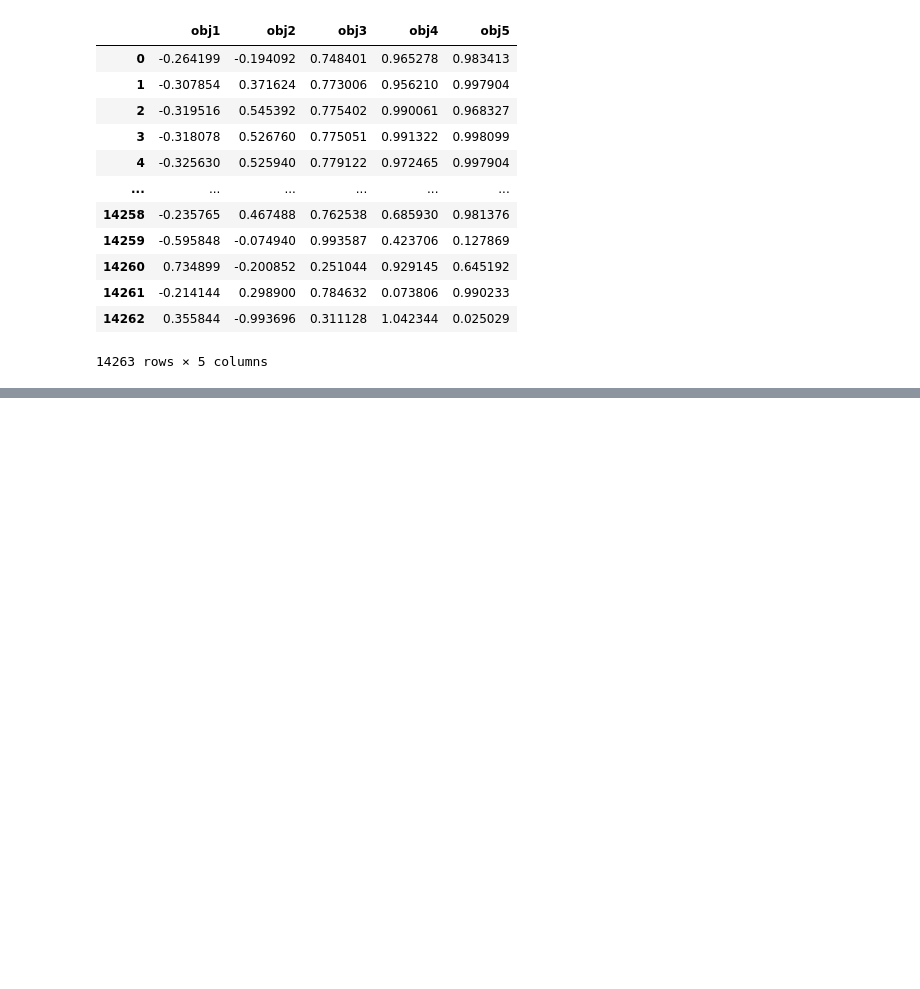
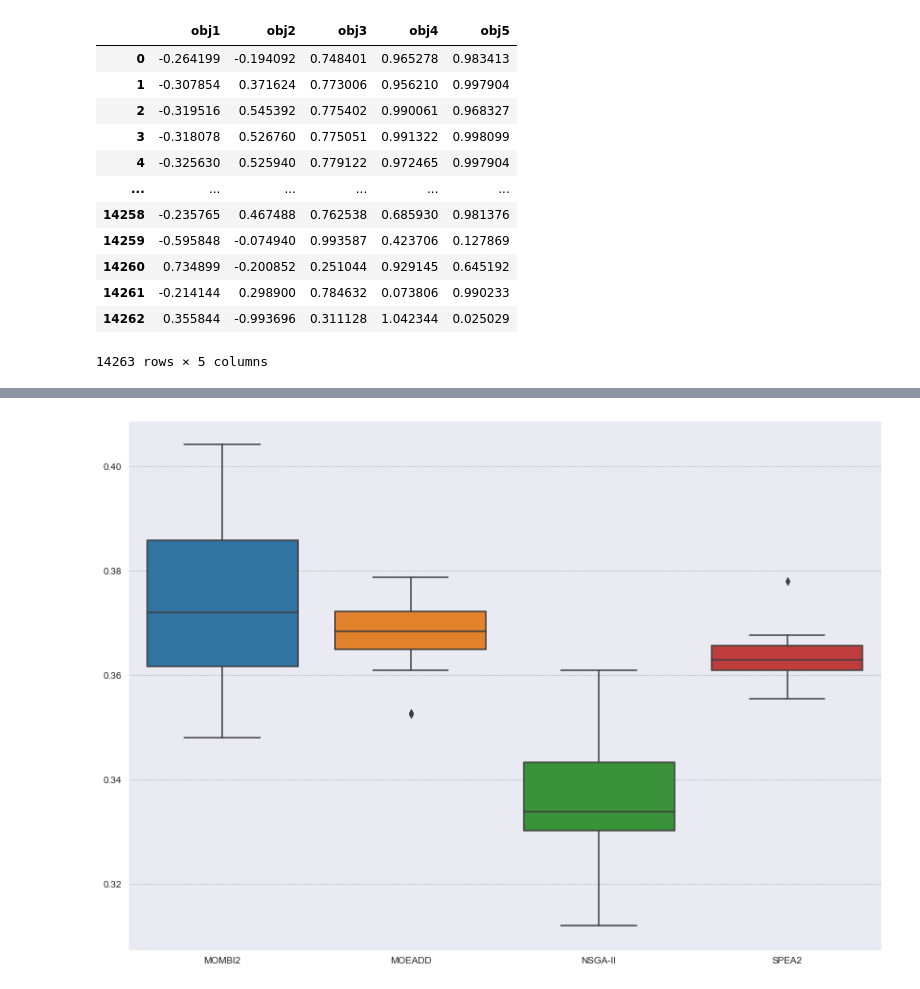
Before and after one commit to vinixnan/NormSystemOptimization, a Jupyter notebook: generateGraph.ipynb, the cells around one changed output, grey strips where cells are left out. Saved outputs shown, nothing was run; the diff lists cells and outputs as text; code cells hidden in the pictures; blank space fills up the shorter version.

```diff
--- a/generateGraph.ipynb
+++ b/generateGraph.ipynb
@@ -26,0 +56,4 @@ df
+# %%
+generateGraph(generateDF("alldata_5obj.csv", 3, 1), "igdp5obj.png")
+# %% [output]
+[figure, added]
```
Also changed, not shown: parts of 6 cells of this notebook, 14 other files.
